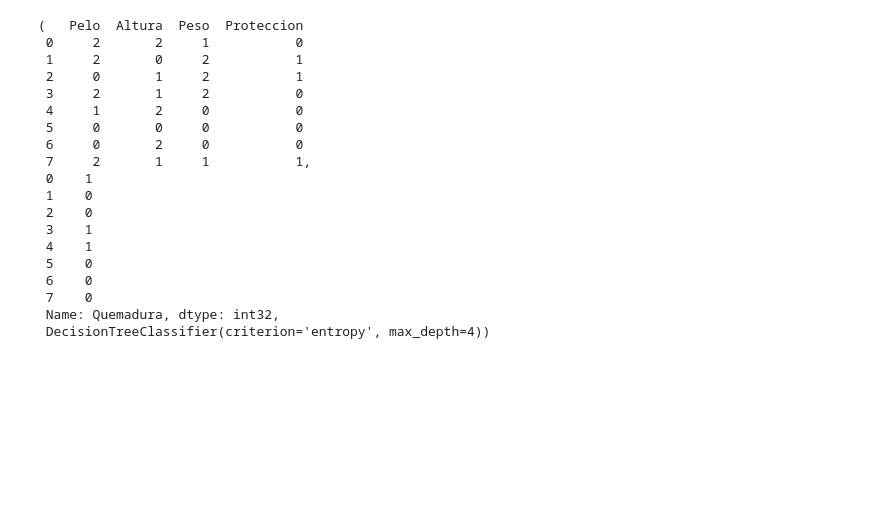
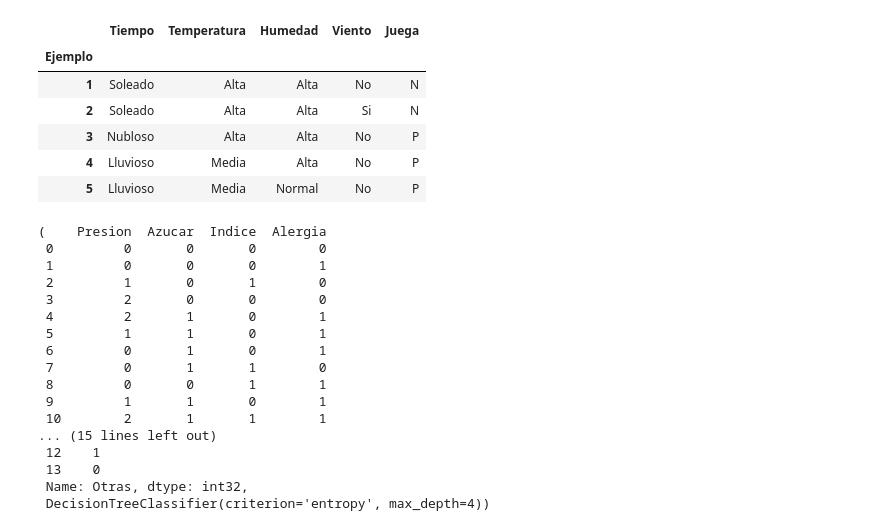
Before and after one commit to Machine1314/Deber-Arboles, a Jupyter notebook: Arboles_Sklearn.ipynb, the cells around one changed output. Saved outputs shown, nothing was run; the diff lists cells and outputs as text; code cells hidden in the pictures; blank space fills up the shorter version.

```diff
--- a/Arboles_Sklearn.ipynb
+++ b/Arboles_Sklearn.ipynb
@@ -16,3 +18,13 @@ quemadura_data.head()
+# %%
+weather_data.head()
+# %% [output]
+|  | Tiempo | Temperatura | Humedad | Viento | Juega |
+| Ejemplo |  |  |  |  |  |
+| 1 | Soleado | Alta | Alta | No | N |
+| 2 | Soleado | Alta | Alta | Si | N |
+| 3 | Nubloso | Alta | Alta | No | P |
+| 4 | Lluvioso | Media | Alta | No | P |
+| 5 | Lluvioso | Media | Normal | No | P |
 # %%
 import pandas as pd
 from sklearn import tree
@@ -22,11 +34,11 @@ data = pd.DataFrame()
 
 le = preprocessing.LabelEncoder()
 
-var = ["Pelo", "Altura","Peso","Proteccion", "Quemadura"]
 
-for v in var:
-  le.fit(quemadura_data[v])
-  data[v] = le.transform(quemadura_data[v])
+
+for v in labelsFarmacos:
+  le.fit(farmacos_data[v])
+  data[v] = le.transform(farmacos_data[v])
 
 #construir el arbol
 clf = tree.DecisionTreeClassifier(criterion = 'entropy',max_depth=4)
@@ -39,24 +51,22 @@ clf = clf.fit(t_data, t_respuesta)
 
 t_data,t_respuesta,clf
 # %% [output]
-(   Pelo  Altura  Peso  Proteccion
- 0     2       2     1           0
- 1     2       0     2           1
- 2     0       1     2           1
- 3     2       1     2           0
- 4     1       2     0           0
- 5     0       0     0           0
- 6     0       2     0           0
- 7     2       1     1           1,
- 0    1
- 1    0
- 2    0
- 3    1
- 4    1
- 5    0
- 6    0
- 7    0
- Name: Quemadura, dtype: int32,
+(    Presion  Azucar  Indice  Alergia
+ 0         0       0       0        0
+ 1         0       0       0        1
+ 2         1       0       1        0
+ 3         2       0       0        0
+ 4         2       1       0        1
+ 5         1       1       0        1
+ 6         0       1       0        1
+ 7         0       1       1        0
+ 8         0       0       1        1
+ 9         1       1       0        1
+ 10        2       1       1        1
+... (15 lines left out)
+ 12    1
+ 13    0
+ Name: Otras, dtype: int32,
  DecisionTreeClassifier(criterion='entropy', max_depth=4))
 # %%
 import graphviz
```
Also changed, not shown: parts of 23 cells of this notebook, 4 other files.
